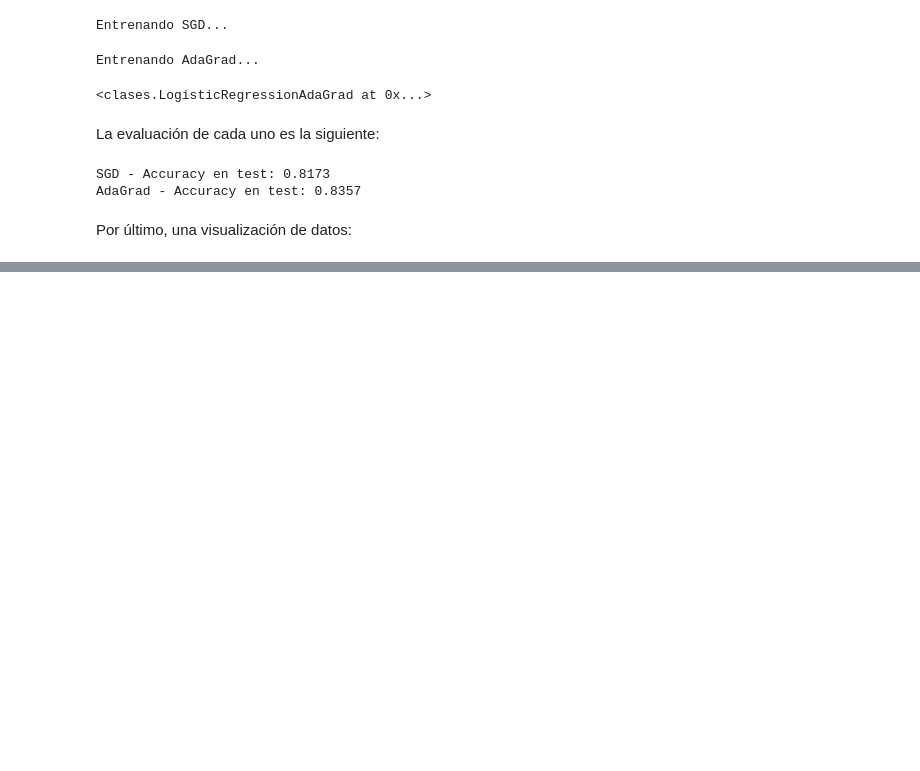
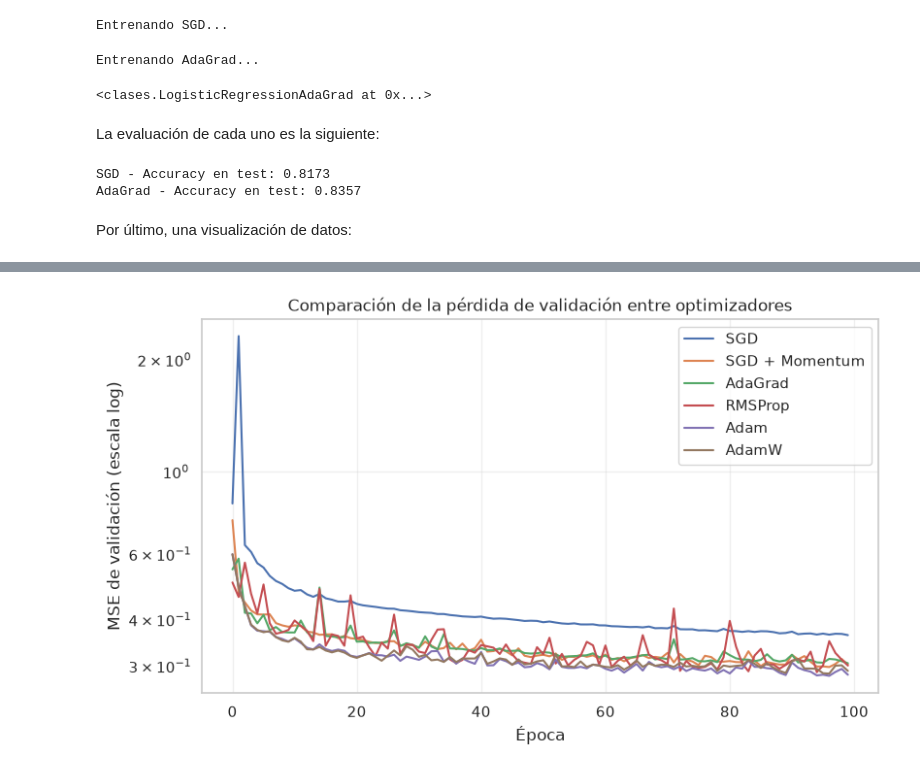
Before and after one commit to MelodiousZero/tareas_modulo_7_diplomado, a Jupyter notebook: tareas/tarea_1/tarea_1.ipynb, the cells around one changed output, grey strips where cells are left out. Cells and saved outputs as stored; diff of their text form; code cells hidden in the pictures; blank space fills up the shorter version.

```diff
--- a/tareas/tarea_1/tarea_1.ipynb
+++ b/tareas/tarea_1/tarea_1.ipynb
@@ -237,0 +562,17 @@ Adagrad es mejor, porque (...)
+# %%
+def entrenar(red, optimizador, X_train, y_train, X_val, y_val,
+             epocas=100, tam_lote=256, semilla=SEMILLA):
+    """Entrena la red con minilotes y registra la pérdida (MSE) por época."""
+    rng = np.random.default_rng(semilla)
+    n = X_train.shape[0]
+    hist_train, hist_val = [], []
+    for _ in range(epocas):
+        indices = rng.permutation(n)
+        for i in range(0, n, tam_lote):
+            lote = indices[i:i + tam_lote]
+            red.forward(X_train[lote])
+            grads = red.backward(y_train[lote])
+            optimizador.update(red.params, grads)
+        hist_train.append(red.perdida(X_train, y_train))
+        hist_val.append(red.perdida(X_val, y_val))
+    return hist_train, hist_val
@@ -237,0 +627,13 @@ Adagrad es mejor, porque (...)
+# %%
+plt.figure(figsize=(9, 5))
+for nombre, (hist_train, hist_val) in historiales.items():
+    plt.plot(hist_val, label=nombre)
+plt.yscale('log')
+plt.xlabel('Época')
+plt.ylabel('MSE de validación (escala log)')
+plt.title('Comparación de la pérdida de validación entre optimizadores')
+plt.legend()
+plt.grid(alpha=0.3)
+plt.show()
+# %% [output]
+[figure, added]
```
Also changed, not shown: parts of 32 cells of this notebook, 1 other file.
